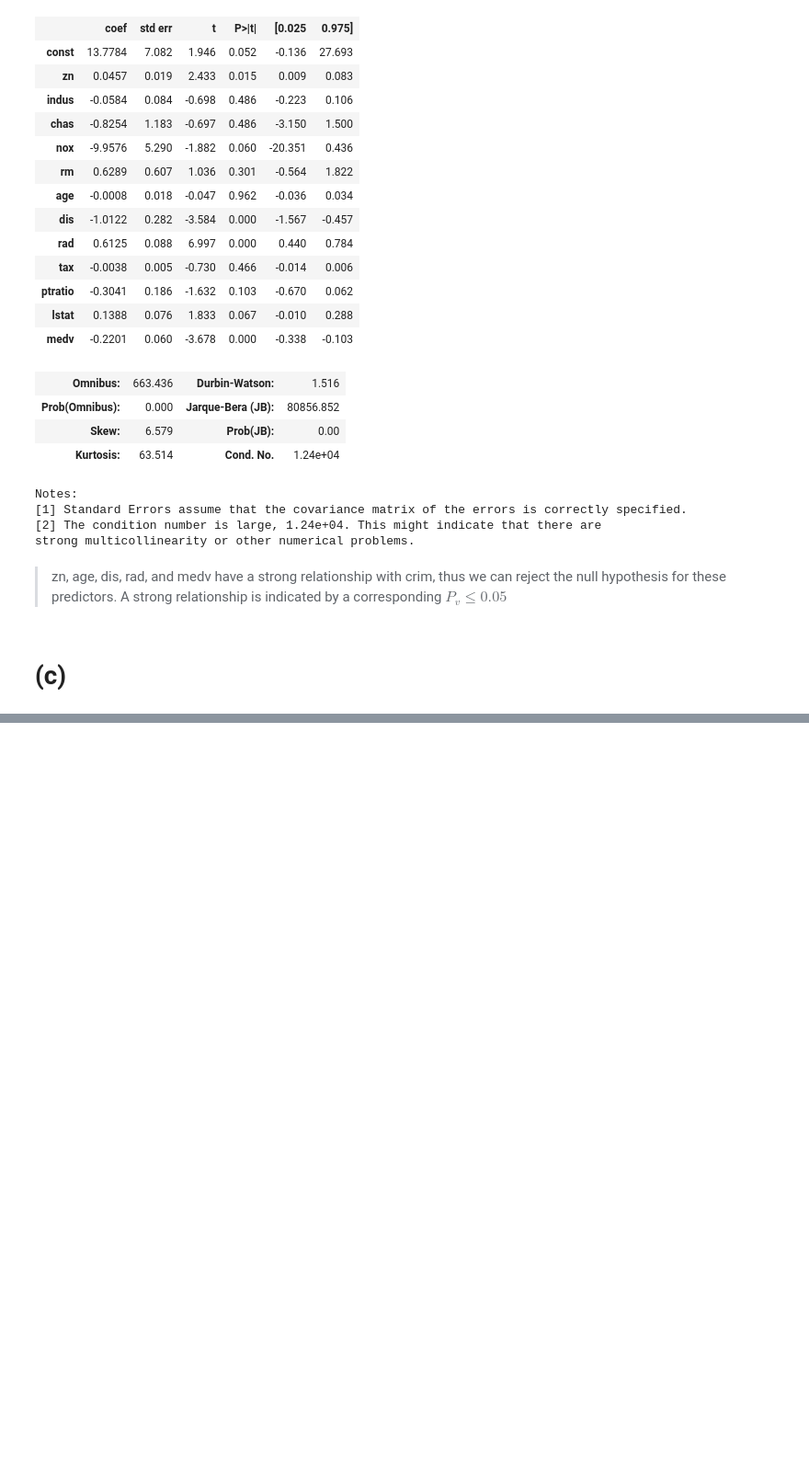
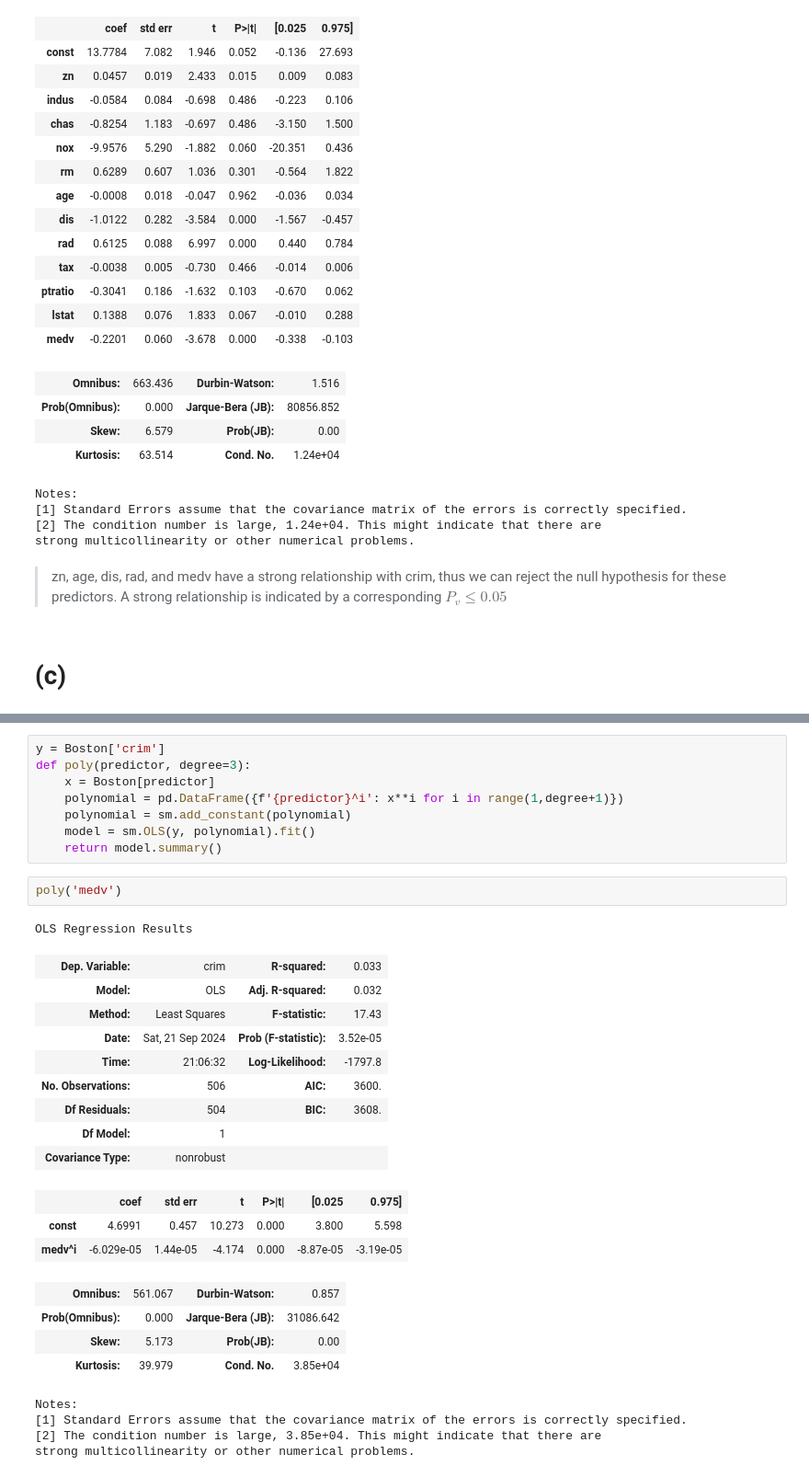
Before and after one commit to woooocoder/machine-learning, a Jupyter notebook: hw2/hw2.ipynb, the cells around one changed output, grey strips where cells are left out. Shown at 92% size. Drawn from its saved outputs; the diff is of its cells as text; blank space fills up the shorter version.

Commit message:
added polynomial regression model

```diff
--- a/hw2/hw2.ipynb
+++ b/hw2/hw2.ipynb
@@ -490,0 +496,32 @@ plt.scatter(single_coef, multiple_coef)
+# %%
+y = Boston['crim']
+def poly(predictor, degree=3):
+    x = Boston[predictor]
+    polynomial = pd.DataFrame({f'{predictor}^i': x**i for i in range(1,degree+1)})
+    polynomial = sm.add_constant(polynomial)
+    model = sm.OLS(y, polynomial).fit()
+    return model.summary()
+# %%
+poly('medv')
+# %% [output]
+OLS Regression Results
+| Dep. Variable: | crim | R-squared: | 0.033 |
+| Model: | OLS | Adj. R-squared: | 0.032 |
+| Method: | Least Squares | F-statistic: | 17.43 |
+| Date: | Sat, 21 Sep 2024 | Prob (F-statistic): | 3.52e-05 |
+| Time: | 21:06:32 | Log-Likelihood: | -1797.8 |
+| No. Observations: | 506 | AIC: | 3600. |
+| Df Residuals: | 504 | BIC: | 3608. |
+| Df Model: | 1 |  |  |
+| Covariance Type: | nonrobust |  |  |
+|  | coef | std err | t | P>|t| | [0.025 | 0.975] |
+| const | 4.6991 | 0.457 | 10.273 | 0.000 | 3.800 | 5.598 |
+| medv^i | -6.029e-05 | 1.44e-05 | -4.174 | 0.000 | -8.87e-05 | -3.19e-05 |
+| Omnibus: | 561.067 | Durbin-Watson: | 0.857 |
+| Prob(Omnibus): | 0.000 | Jarque-Bera (JB): | 31086.642 |
+| Skew: | 5.173 | Prob(JB): | 0.00 |
+| Kurtosis: | 39.979 | Cond. No. | 3.85e+04 |
+Notes:
+[1] Standard Errors assume that the covariance matrix of the errors is correctly specified.
+[2] The condition number is large, 3.85e+04. This might indicate that there are
+strong multicollinearity or other numerical problems.
```
Also changed, not shown: parts of 14 cells of this notebook.
